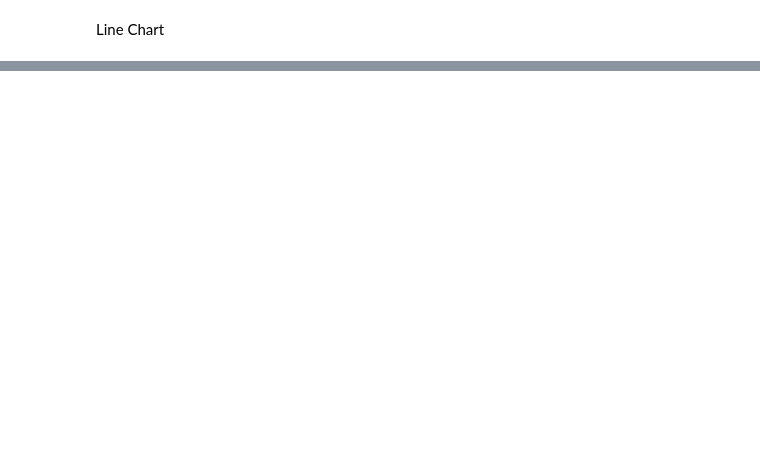
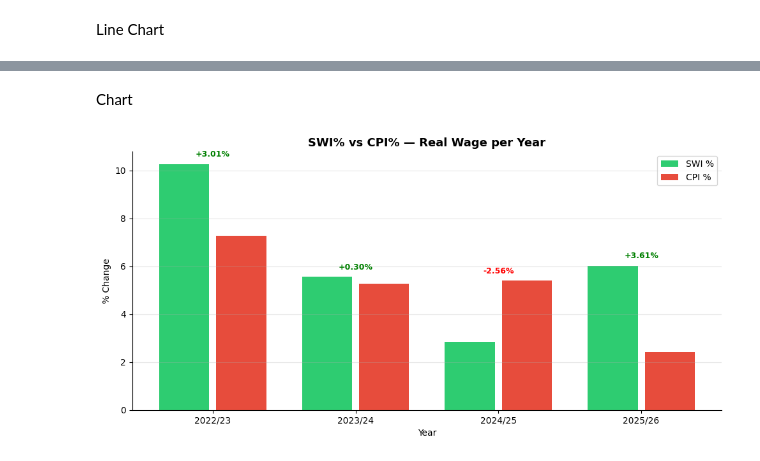
Before and after one commit to Subinthapa2092/Data-Science-Project, a Jupyter notebook: Nepal Inflation Analysis/cpi_inflation_project.ipynb, the cells around one changed output, grey strips where cells are left out. Cells and saved outputs as stored; diff of their text form; code cells hidden in the pictures; blank space fills up the shorter version.

```diff
--- a/Nepal Inflation Analysis/cpi_inflation_project.ipynb
+++ b/Nepal Inflation Analysis/cpi_inflation_project.ipynb
@@ -457,0 +896,3 @@ The chart indicates a clear downward trend in Nepal’s WPI inflation from 2022/
+# %%
+df4 = pd.read_excel("/content/Current-macroeconomic-situation-Tables-Based-on-Six-Month-data-of-2082.83.xlsx",sheet_name = "12.SWI (Y-O-Y)",skiprows = 7,header = None)
+df4
@@ -457,0 +936,7 @@ The chart indicates a clear downward trend in Nepal’s WPI inflation from 2022/
+# %%
+for col, yr in [('pct_2223','2022/23'),('pct_2324','2023/24'),
+                ('pct_2425','2024/25'),('pct_2526','2025/26')]:
+    data = df4[col].dropna().tolist()
+    mean = sum(data) / len(data)
+    std  = (sum((x-mean)**2 for x in data)/len(data))**0.5
+    print(f"{yr} (n={len(data)}): Mean={mean:.2f}  Std={std:.2f}")
@@ -457,0 +1009,40 @@ The chart indicates a clear downward trend in Nepal’s WPI inflation from 2022/
+# %% [markdown]
+Chart
+# %%
+years = ['2022/23','2023/24','2024/25','2025/26']
+swi_vals = [swi_jan[yr] for yr in years]
+cpi_vals = [cpi_jan[yr] for yr in years]
+rw_vals  = real_wages
+
+x = range(len(years))
+
+fig, ax = plt.subplots(figsize=(10, 5))
+
+bars1 = ax.bar([i-0.2 for i in x], swi_vals, 0.35,
+               label='SWI %', color='#2ecc71')
+bars2 = ax.bar([i+0.2 for i in x], cpi_vals, 0.35,
+               label='CPI %', color='#e74c3c')
+
+# Real wage labels on top
+for i, rw in enumerate(rw_vals):
+    color = 'green' if rw > 0 else 'red'
+    ax.text(i, max(swi_vals[i], cpi_vals[i]) + 0.3,
+            f'{rw:+.2f}%',
+            ha='center', fontsize=9,
+            color=color, fontweight='bold')
+
+ax.set_title("SWI% vs CPI% — Real Wage per Year",
+             fontsize=13, fontweight='bold')
+ax.set_xlabel("Year")
+ax.set_ylabel("% Change")
+ax.set_xticks(x)
+ax.set_xticklabels(years)
+ax.legend()
+ax.grid(True, alpha=0.3, axis='y')
+ax.spines['top'].set_visible(False)
+ax.spines['right'].set_visible(False)
+
+plt.tight_layout()
+plt.show()
+# %% [output]
+[figure, added]
```
Also changed, not shown: parts of 55 cells of this notebook.
